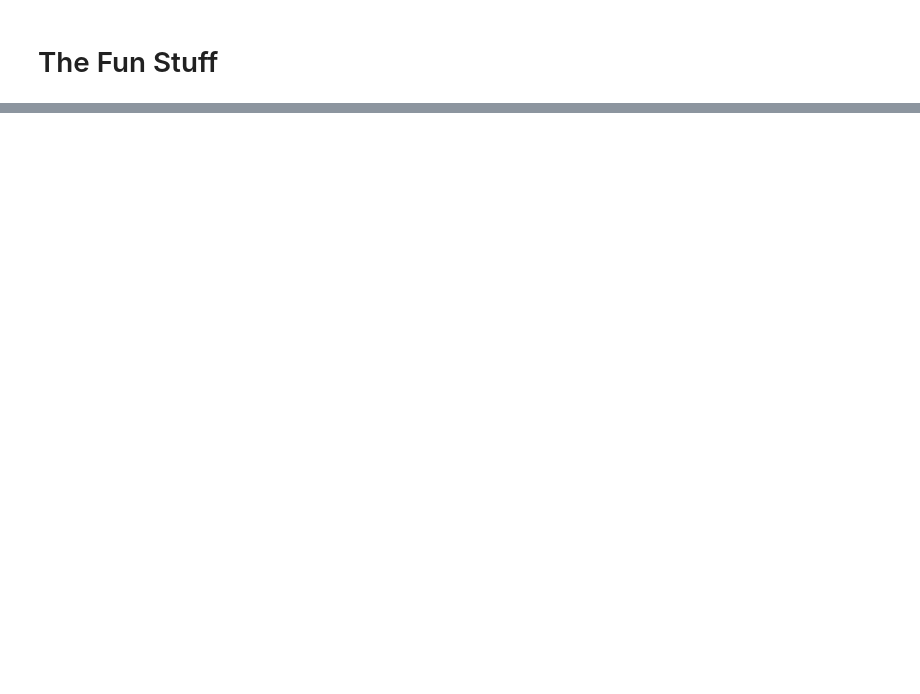
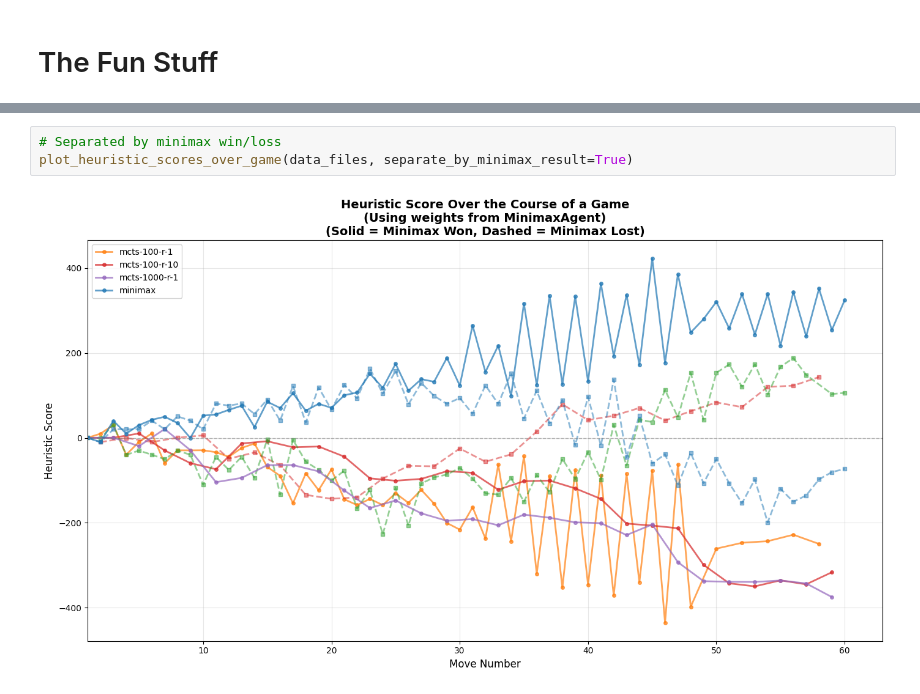
Before and after one commit to ViviVoid/othello-ai, a Jupyter notebook: mcts-analysis.ipynb, the cells around one changed output, grey strips where cells are left out. Drawn from its saved outputs; the diff is of its cells as text; blank space fills up the shorter version.

```diff
--- a/mcts-analysis.ipynb
+++ b/mcts-analysis.ipynb
@@ -474,0 +1195,5 @@ minimax-vs-mcts-100-r-1.json   100      79.0     18.0     3.0      30.0       27
+# %%
+# Separated by minimax win/loss
+plot_heuristic_scores_over_game(data_files, separate_by_minimax_result=True)
+# %% [output]
+[figure, added]
```
Also changed, not shown: parts of 8 cells of this notebook.
